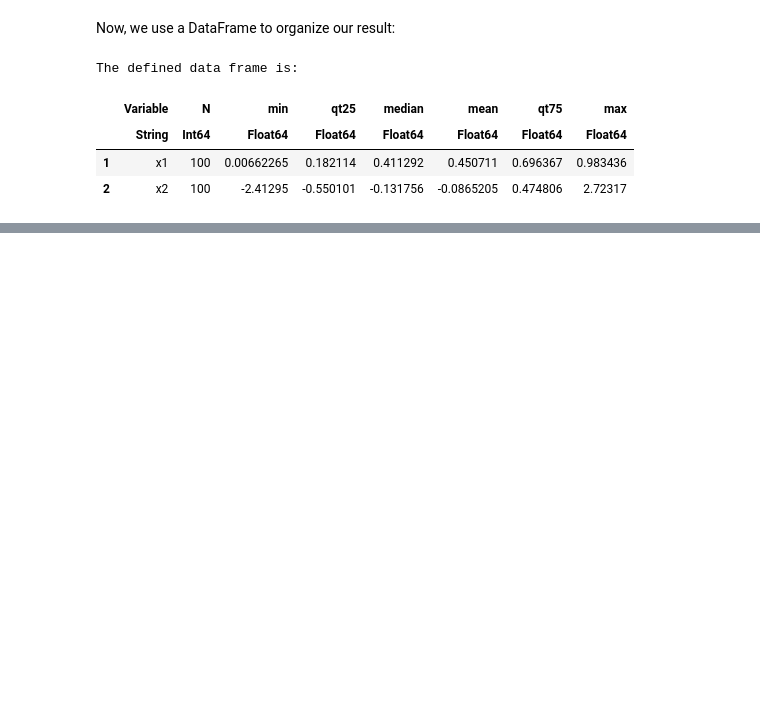
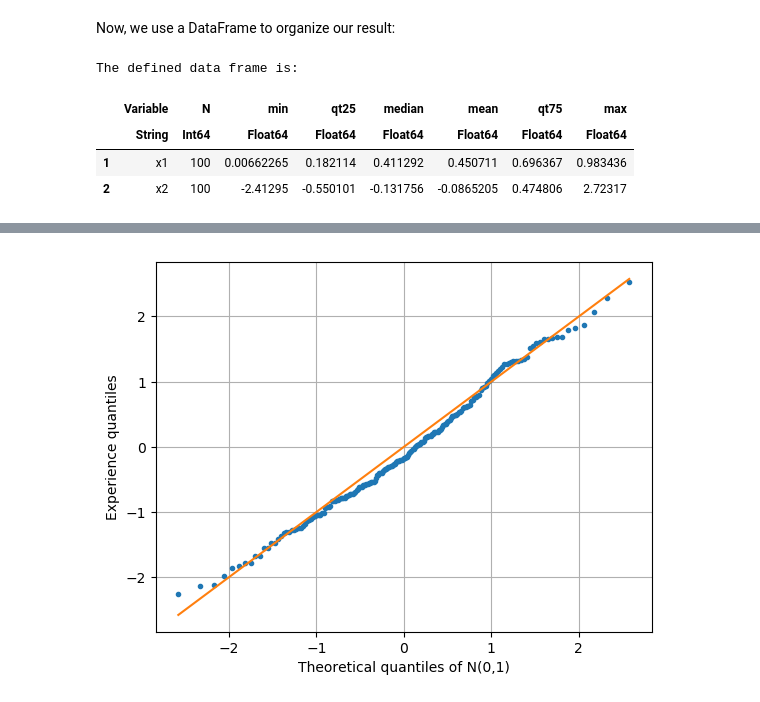
Before and after one commit to Clpr/Clpr.github.io, a Jupyter notebook: pages/blogs/190424_StatsInJulia.ipynb, the cells around one changed output, grey strips where cells are left out. Drawn from its saved outputs; the diff is of its cells as text; code cells hidden in the pictures; blank space fills up the shorter version.

```diff
--- a/pages/blogs/190424_StatsInJulia.ipynb
+++ b/pages/blogs/190424_StatsInJulia.ipynb
@@ -229,0 +304,16 @@ The defined data frame is:
+# %%
+x = randn(200)  # sample data, a given experience distribuion X to test
+
+# compute experience quantiles of X
+sort!(x) # sort x in-place; less allocations when x is large (well, that means millions-level vector)
+expqt_x = StatsBase.competerank(x) ./ length(x) # compute COMPETITION rankings and divided by the sample size to get experience quantile of X
+
+# get the corresponding x\tilde from N(0,1), the distribution we assume X to follow
+# NOTE: use func.(x) to apply a scalar method on every element of array x and return a same-size array of results
+theoqt_x = Distributions.quantile.( Distributions.Normal(), expqt_x )
+
+# plotting
+plot( theoqt_x, x, "." ); plot( theoqt_x, theoqt_x, "-" );
+grid(true); xlabel("Theoretical quantiles of N(0,1)"); ylabel("Experience quantiles");
+# %% [output]
+[figure, added]
```
Also changed, not shown: parts of 48 cells of this notebook, 2 other files.
